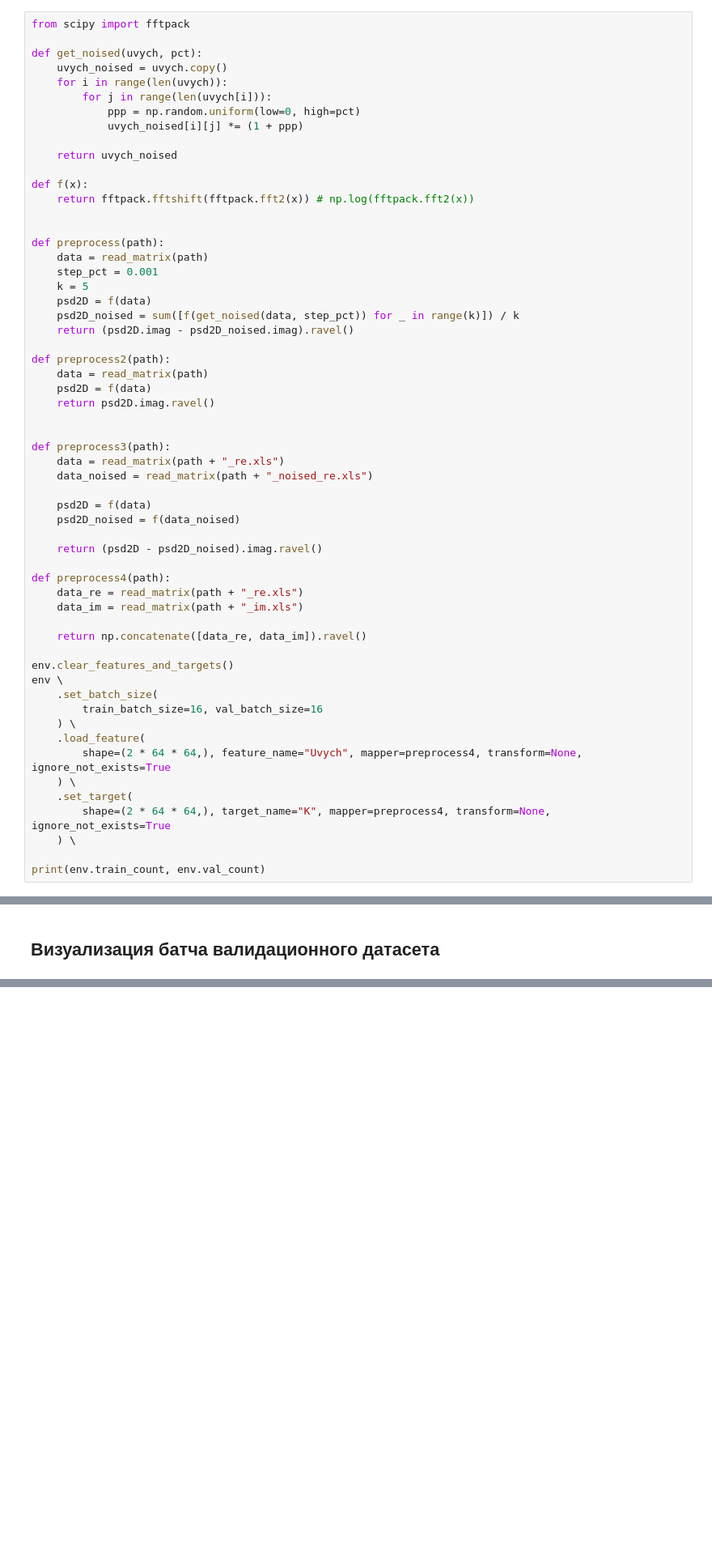
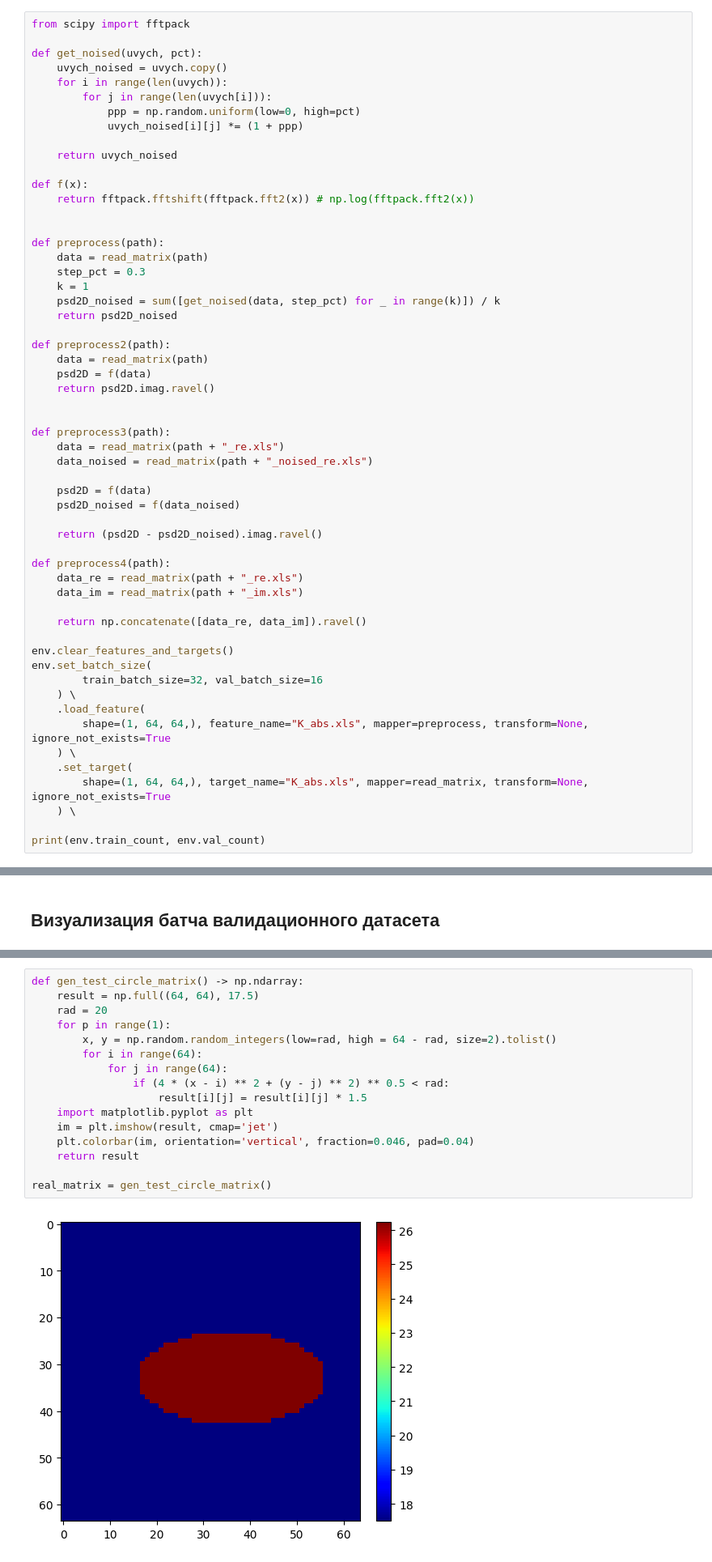
Before and after one commit to medaldev/DenoisingCNN, a Jupyter notebook: notebooks/denoise/uvych_matrix_denoising.ipynb, the cells around one changed output, grey strips where cells are left out. Shown at 81% size. Drawn from its saved outputs; the diff is of its cells as text; blank space fills up the shorter version.

```diff
--- a/notebooks/denoise/uvych_matrix_denoising.ipynb
+++ b/notebooks/denoise/uvych_matrix_denoising.ipynb
@@ -124,11 +124,10 @@ def f(x):
 
 def preprocess(path):
     data = read_matrix(path)
-    step_pct = 0.001
-    k = 5
-    psd2D = f(data)
-    psd2D_noised = sum([f(get_noised(data, step_pct)) for _ in range(k)]) / k
-    return (psd2D.imag - psd2D_noised.imag).ravel()
+    step_pct = 0.3
+    k = 1
+    psd2D_noised = sum([get_noised(data, step_pct) for _ in range(k)]) / k
+    return psd2D_noised
 
 def preprocess2(path):
     data = read_matrix(path)
@@ -152,15 +151,14 @@ def preprocess4(path):
     return np.concatenate([data_re, data_im]).ravel()
 
 env.clear_features_and_targets()
-env \
-    .set_batch_size(
-        train_batch_size=16, val_batch_size=16
+env.set_batch_size(
+        train_batch_size=32, val_batch_size=16
     ) \
     .load_feature(
-        shape=(2 * 64 * 64,), feature_name="Uvych", mapper=preprocess4, transform=None, ignore_not_exists=True
+        shape=(1, 64, 64,), feature_name="K_abs.xls", mapper=preprocess, transform=None, ignore_not_exists=True
     ) \
     .set_target(
-        shape=(2 * 64 * 64,), target_name="K", mapper=preprocess4, transform=None, ignore_not_exists=True
+        shape=(1, 64, 64,), target_name="K_abs.xls", mapper=read_matrix, transform=None, ignore_not_exists=True
     ) \
 
 print(env.train_count, env.val_count)
@@ -435,0 +582,18 @@ env.load_model(model_type="pt")
+# %%
+def gen_test_circle_matrix() -> np.ndarray:
+    result = np.full((64, 64), 17.5)
+    rad = 20
+    for p in range(1):
+        x, y = np.random.random_integers(low=rad, high = 64 - rad, size=2).tolist()
+        for i in range(64):
+            for j in range(64):
+                if (4 * (x - i) ** 2 + (y - j) ** 2) ** 0.5 < rad:
+                    result[i][j] = result[i][j] * 1.5
+    import matplotlib.pyplot as plt
+    im = plt.imshow(result, cmap='jet')
+    plt.colorbar(im, orientation='vertical', fraction=0.046, pad=0.04)
+    return result
+
+real_matrix = gen_test_circle_matrix()
+# %% [output]
+[figure, added]
```
Also changed, not shown: parts of 32 cells of this notebook, 4 other files.
